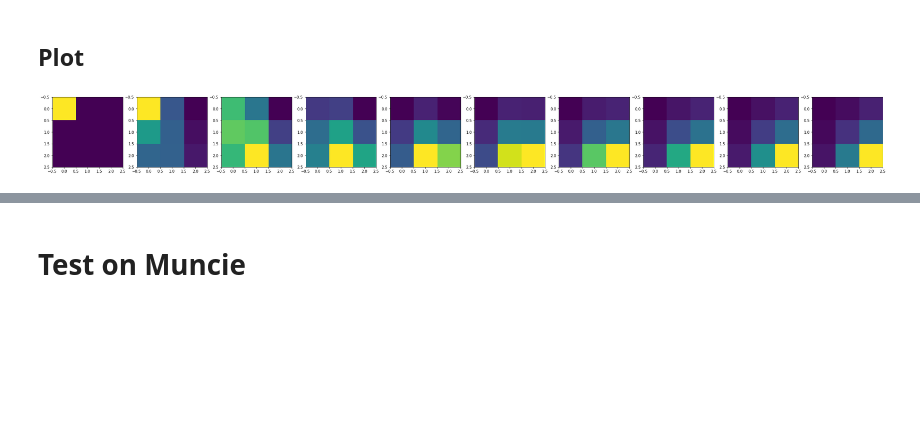
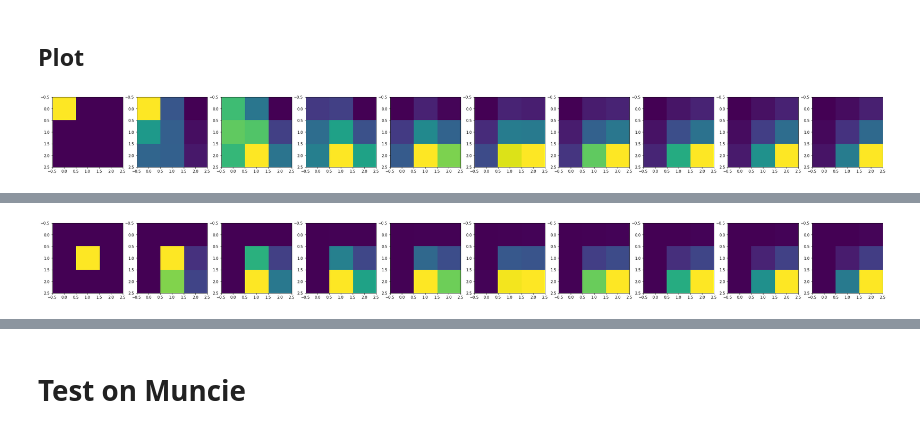
Before and after one commit to EcohydrologyTeam/ClearWater-riverine, a Jupyter notebook: examples/testing.ipynb, the cells around one changed output, grey strips where cells are left out. Cells and saved outputs as stored; diff of their text form; code cells hidden in the pictures; blank space fills up the shorter version.

Commit message:
test out new updates on muncie
deal with dry cells

```diff
--- a/examples/testing.ipynb
+++ b/examples/testing.ipynb
@@ -14,5 +14,9 @@ Wall time: 1.23 s
 ## Solve
 # %%
 %%time
-solved_mesh = wq.wq_simulation(test_mesh)
+init_dict = {0: {'time': 0,
+                 'concentration': 200
+                }
+            }
+solved_mesh = wq.wq_simulation(test_mesh, init_dict)
 # %% [output]
@@ -82,0 +58,8 @@ pd.DataFrame(chip_mesh['edge_velocity']).plot(legend=False)
+# %%
+%%time
+# drop something in the middle cell
+init_dict = {4: {'time': 0,
+                 'concentration': 200
+                }
+            }
+solved_mesh = wq.wq_simulation(test_mesh, init_dict)
@@ -82,0 +69,9 @@ pd.DataFrame(chip_mesh['edge_velocity']).plot(legend=False)
+# %%
+import matplotlib.pyplot as plt
+fig, ax = plt.subplots(1,10)
+for t in range(len(solved_mesh['time']) - 1):
+    ax[t].imshow(solved_mesh['load'][t].values[0:9].reshape(3,3))
+
+fig.set_size_inches(40,5)
+# %% [output]
+[figure, added]
```
Also changed, not shown: parts of 22 cells of this notebook, 4 other files.
